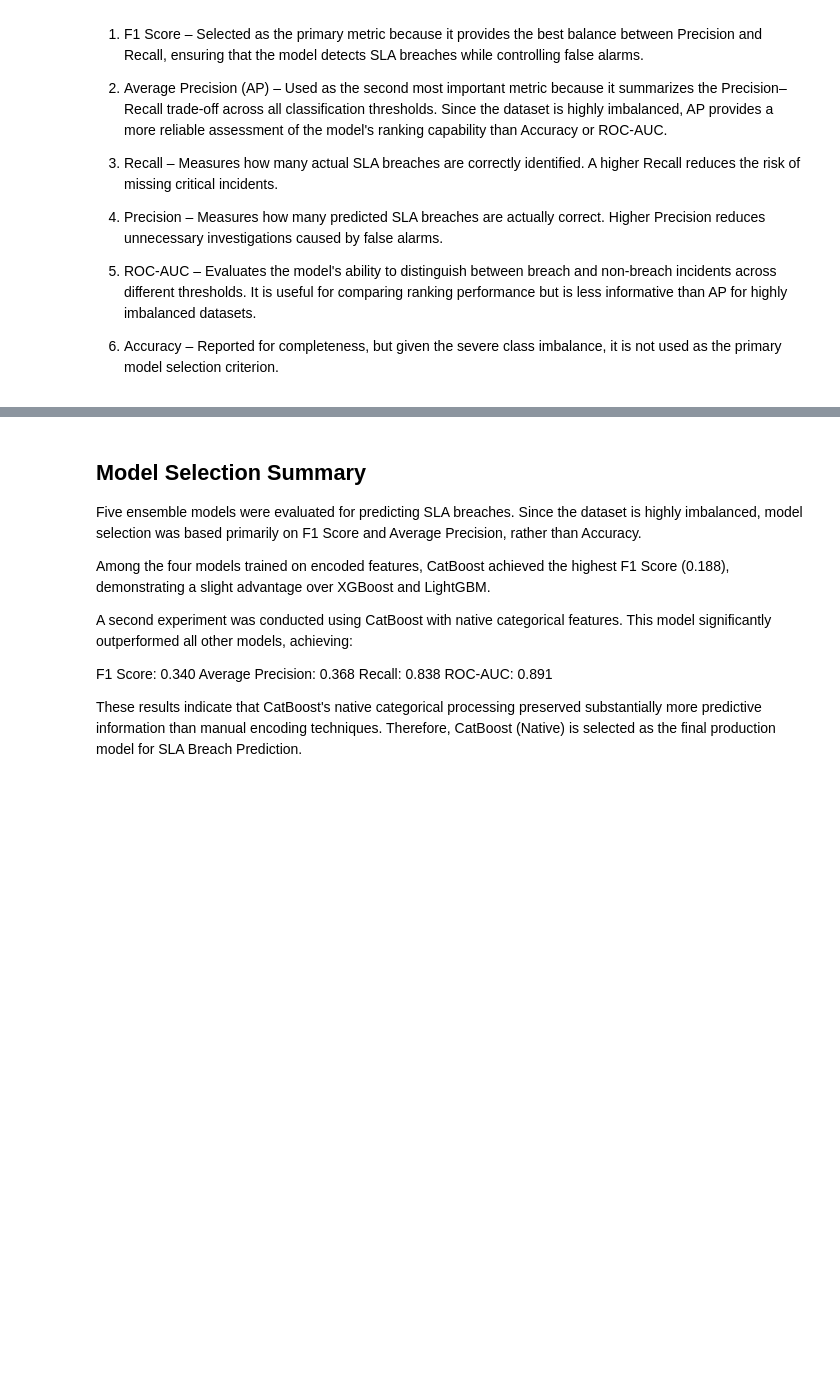
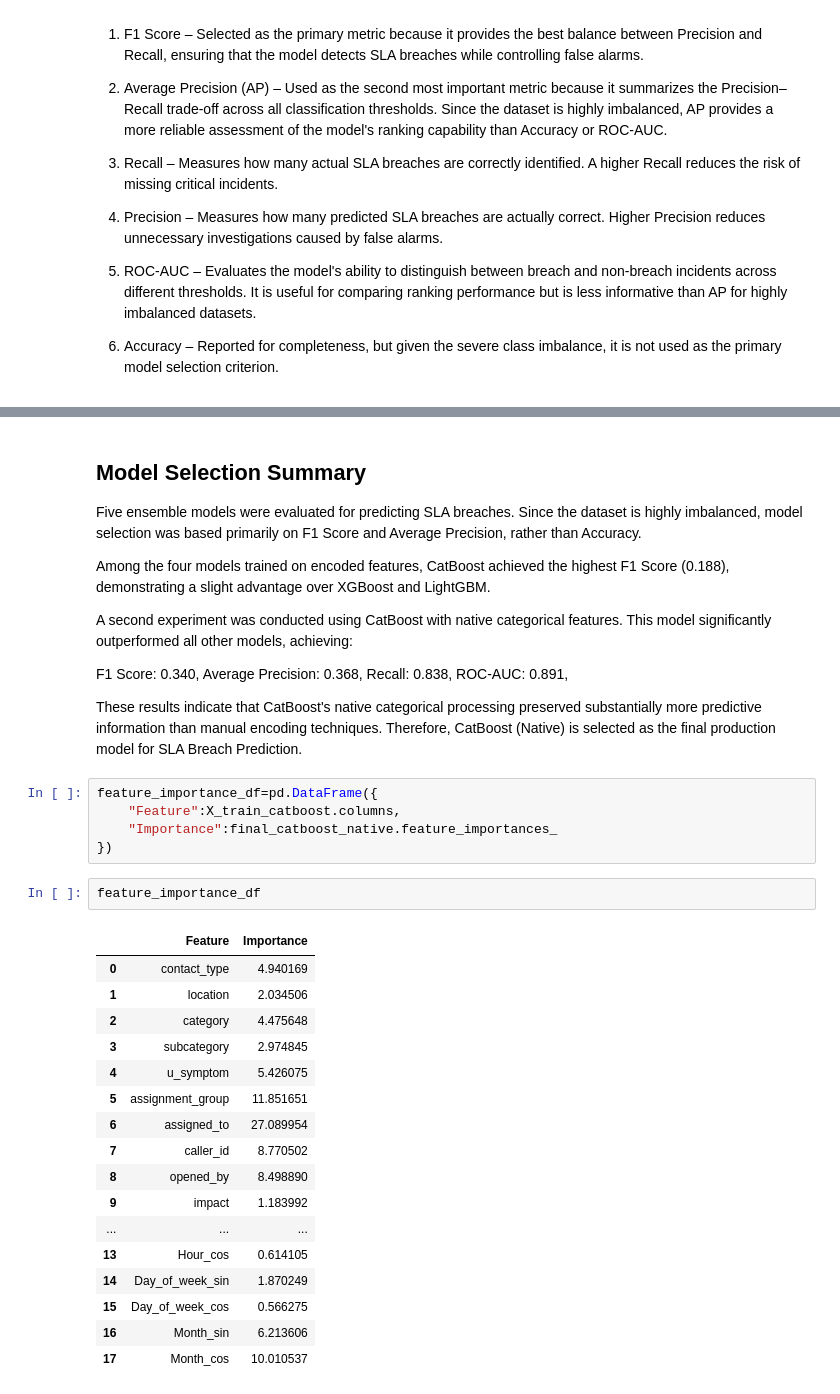
Before and after one commit to pinnusaikiran/AI-incident-intelligence-platform, a Jupyter notebook: notebooks/modeling/05_model_training.ipynb, the cells around one changed output, grey strips where cells are left out. Saved outputs shown, nothing was run; the diff lists cells and outputs as text; blank space fills up the shorter version.

```diff
--- a/notebooks/modeling/05_model_training.ipynb
+++ b/notebooks/modeling/05_model_training.ipynb
@@ -2569,9 +2565,34 @@ Among the four models trained on encoded features, CatBoost achieved the highest
 
 A second experiment was conducted using CatBoost with native categorical features. This model significantly outperformed all other models, achieving:
 
-F1 Score: 0.340
-Average Precision: 0.368
-Recall: 0.838
-ROC-AUC: 0.891
+F1 Score: 0.340,
+Average Precision: 0.368,
+Recall: 0.838,
+ROC-AUC: 0.891,
 
 These results indicate that CatBoost's native categorical processing preserved substantially more predictive information than manual encoding techniques. Therefore, CatBoost (Native) is selected as the final production model for SLA Breach Prediction.
+# %%
+feature_importance_df=pd.DataFrame({
+    "Feature":X_train_catboost.columns,
+    "Importance":final_catboost_native.feature_importances_
+})
+# %%
+feature_importance_df
+# %% [output]
+|  | Feature | Importance |
+| 0 | contact_type | 4.940169 |
+| 1 | location | 2.034506 |
+| 2 | category | 4.475648 |
+| 3 | subcategory | 2.974845 |
+| 4 | u_symptom | 5.426075 |
+| 5 | assignment_group | 11.851651 |
+| 6 | assigned_to | 27.089954 |
+| 7 | caller_id | 8.770502 |
+| 8 | opened_by | 8.498890 |
+| 9 | impact | 1.183992 |
+| ... | ... | ... |
+| 13 | Hour_cos | 0.614105 |
+| 14 | Day_of_week_sin | 1.870249 |
+| 15 | Day_of_week_cos | 0.566275 |
+| 16 | Month_sin | 6.213606 |
+| 17 | Month_cos | 10.010537 |
```
Also changed, not shown: parts of 76 cells of this notebook, 19 other files.
